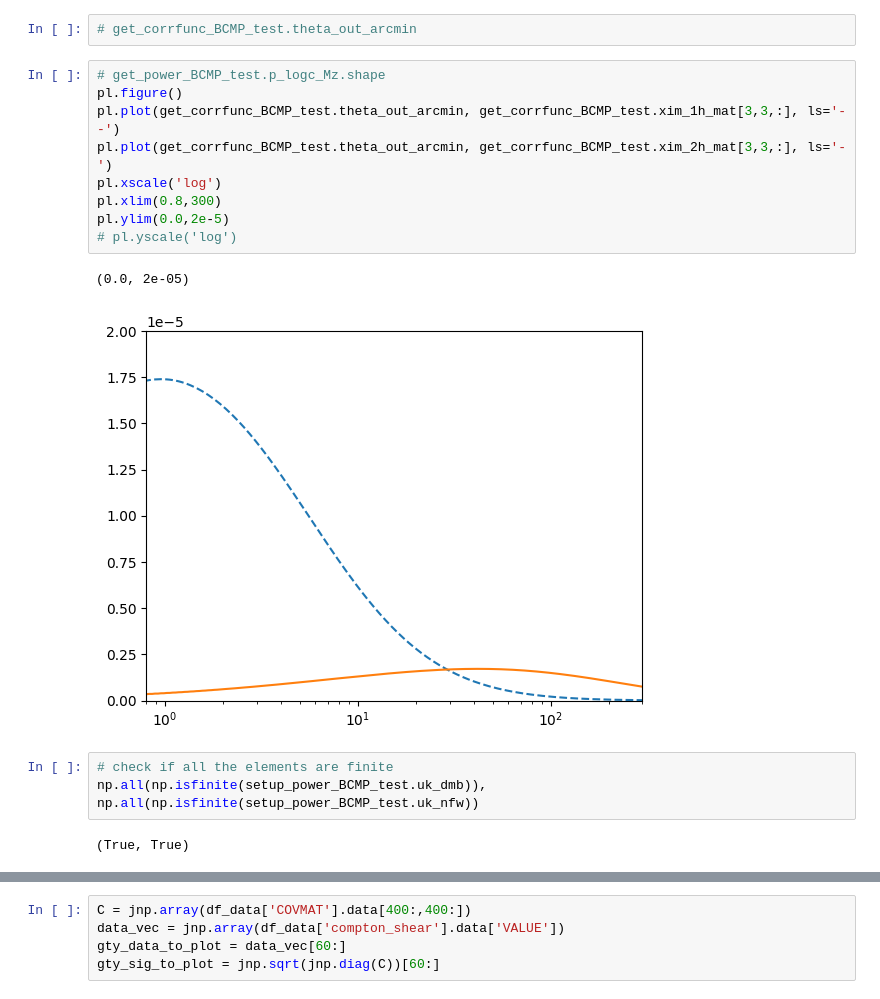
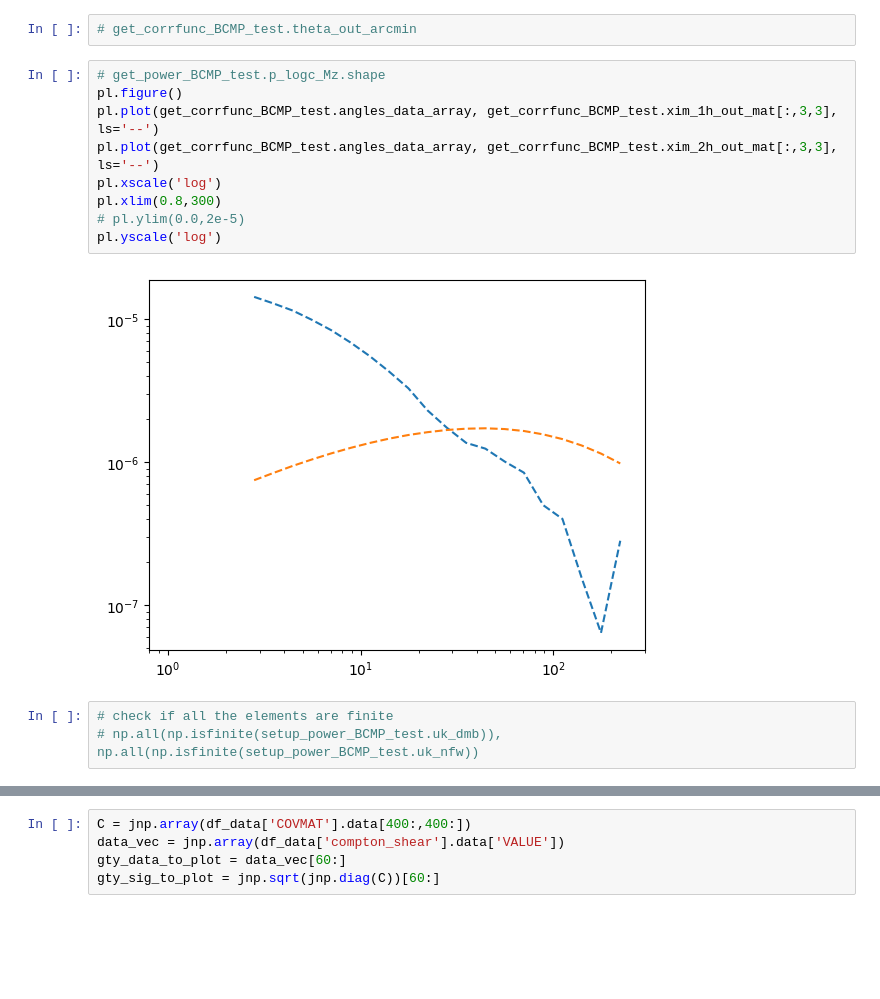
Before and after one commit to shivampcosmo/GODMAX, a Jupyter notebook: notebooks/call_BCMP_jit.ipynb, the cells around one changed output, grey strips where cells are left out. Saved outputs shown, nothing was run; the diff lists cells and outputs as text; blank space fills up the shorter version.

```diff
--- a/notebooks/call_BCMP_jit.ipynb
+++ b/notebooks/call_BCMP_jit.ipynb
@@ -174,20 +177,17 @@ pl.ylim(0.0,2e-4)
 # %%
 # get_power_BCMP_test.p_logc_Mz.shape
 pl.figure()
-pl.plot(get_corrfunc_BCMP_test.theta_out_arcmin, get_corrfunc_BCMP_test.xim_1h_mat[3,3,:], ls='--')
-pl.plot(get_corrfunc_BCMP_test.theta_out_arcmin, get_corrfunc_BCMP_test.xim_2h_mat[3,3,:], ls='-')
+pl.plot(get_corrfunc_BCMP_test.angles_data_array, get_corrfunc_BCMP_test.xim_1h_out_mat[:,3,3], ls='--')
+pl.plot(get_corrfunc_BCMP_test.angles_data_array, get_corrfunc_BCMP_test.xim_2h_out_mat[:,3,3], ls='--')
 pl.xscale('log')
 pl.xlim(0.8,300)
-pl.ylim(0.0,2e-5)
-# pl.yscale('log')
+# pl.ylim(0.0,2e-5)
+pl.yscale('log')
 # %% [output]
-(0.0, 2e-05)
-[figure, old version]
+[figure, new version]
 # %%
 # check if all the elements are finite
-np.all(np.isfinite(setup_power_BCMP_test.uk_dmb)), np.all(np.isfinite(setup_power_BCMP_test.uk_nfw))
+# np.all(np.isfinite(setup_power_BCMP_test.uk_dmb)), np.all(np.isfinite(setup_power_BCMP_test.uk_nfw))
-# %% [output]
-(True, True)
 # %%
 # check if all the elements are finite
 # np.all(np.isfinite(setup_power_BCMP_test.uyl_mat))
```
Also changed, not shown: parts of 13 cells of this notebook, 3 other files.
